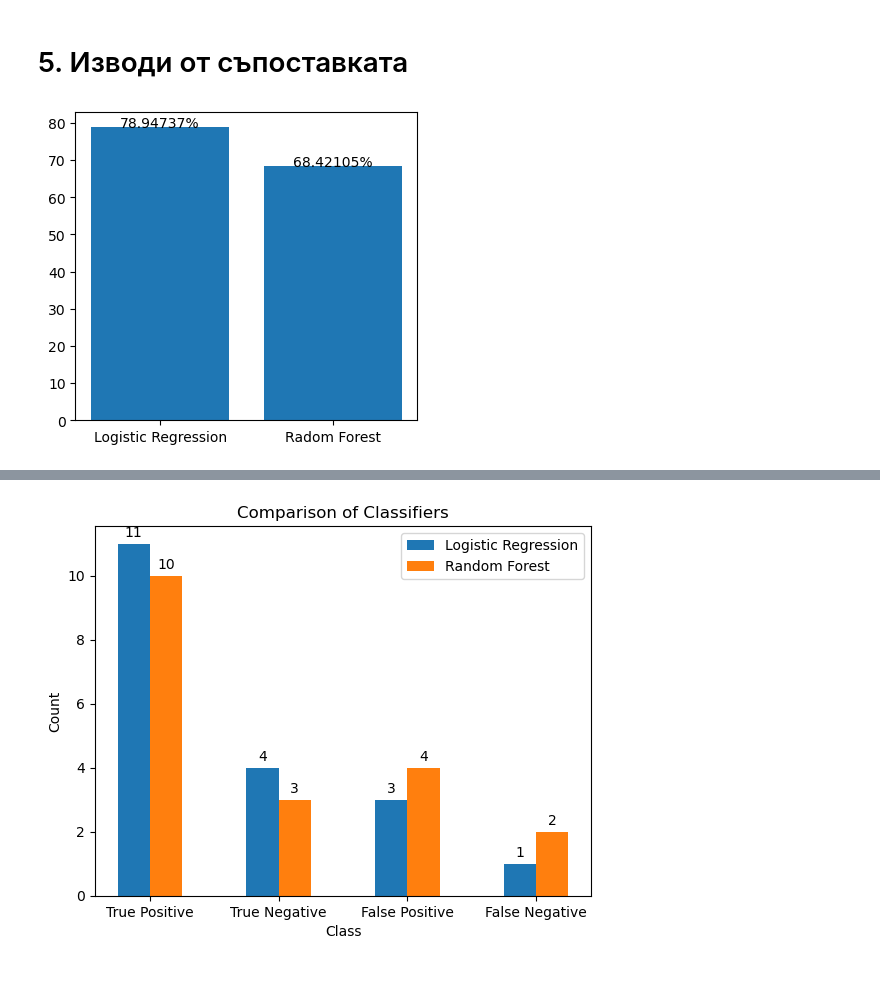
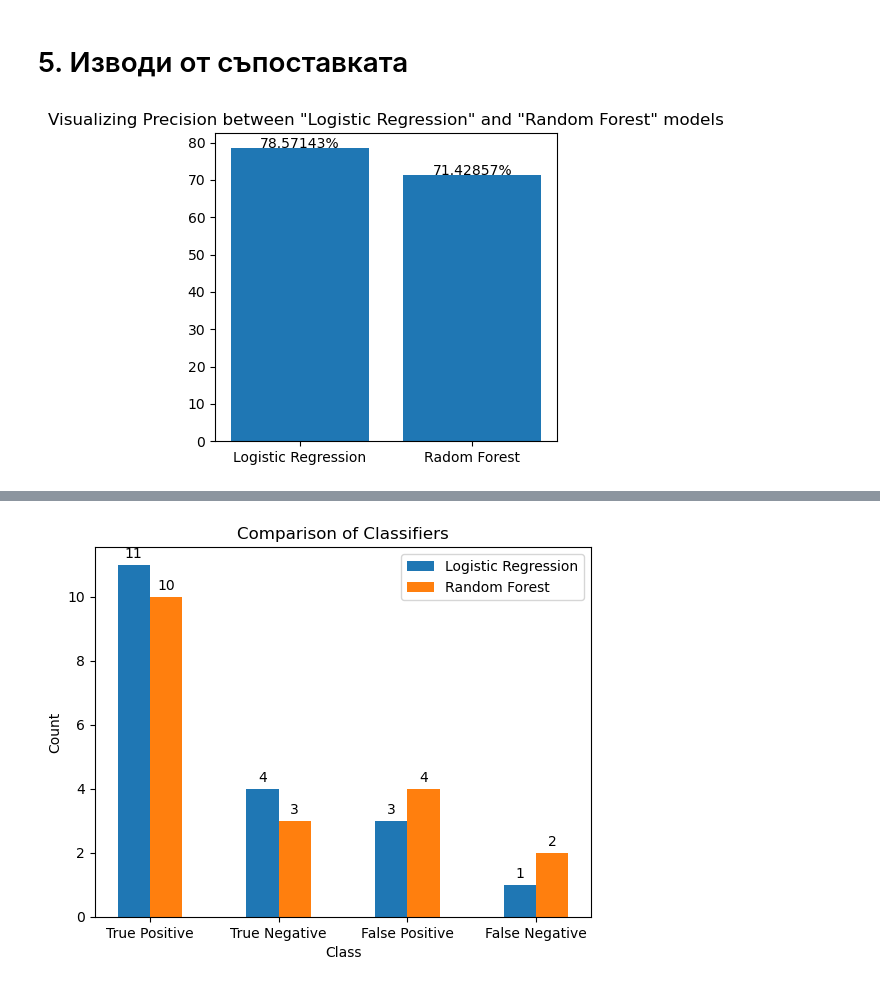
Before and after one commit to MApostolov-TU-Sofia/AGDPM-project, a Jupyter notebook: Project/model/CC_Analyze.ipynb, the cells around one changed output, grey strips where cells are left out. Cells and saved outputs as stored; diff of their text form; code cells hidden in the pictures.

```diff
--- a/Project/model/CC_Analyze.ipynb
+++ b/Project/model/CC_Analyze.ipynb
@@ -319,10 +319,10 @@ lr_tn, lr_fp, lr_fn, lr_tp = confusion_matrix(y_test, y_pred).ravel()
 
 logistic_accuracy = accuracy_score(y_test, y_pred) * 100.0
 accuracy_formatted = "{:.5f}%".format(logistic_accuracy)
-logistic_precision = precision_score(y_test, y_pred)
-precision_formatted = "{:.5f}%".format(logistic_precision * 100.0)
-logistic_sensitivity = roc_auc_score(y_test, y_pred)
-sensitivity_formatted = "{:.5f}%".format(logistic_sensitivity * 100.0)
+logistic_precision = precision_score(y_test, y_pred) * 100.0
+precision_formatted = "{:.5f}%".format(logistic_precision)
+logistic_sensitivity = roc_auc_score(y_test, y_pred) * 100.0
+sensitivity_formatted = "{:.5f}%".format(logistic_sensitivity)
 
 cm_display = metrics.ConfusionMatrixDisplay(confusion_matrix = conf_matrix, display_labels = [False, True])
 cm_display.plot()
@@ -409,13 +409,14 @@ Random Forest Classifier - Sensitivity: 63.09524%
 # %% [markdown]
 # 5. Изводи от съпоставката
 # %%
-#Visualizing Accuracy
+#Visualizing Precision
 names = ['Logistic Regression', 'Radom Forest']
-values = [logistic_accuracy, accuracy_rf]
+values = [logistic_precision, precision_rf]
 f = plt.figure(figsize = (15, 4), num = 10)
 plt.subplot(131)
+plt.title('Visualizing Precision between "Logistic Regression" and "Random Forest" models')
 plt.bar(names, values)
 for index, value in enumerate(values):
     plt.text(index, value, str("{:.5f}%".format(value)), horizontalalignment='center')
 # %% [output]
-[figure, old version]
+[figure, new version]
```
Also changed, not shown: parts of 8 cells of this notebook.
